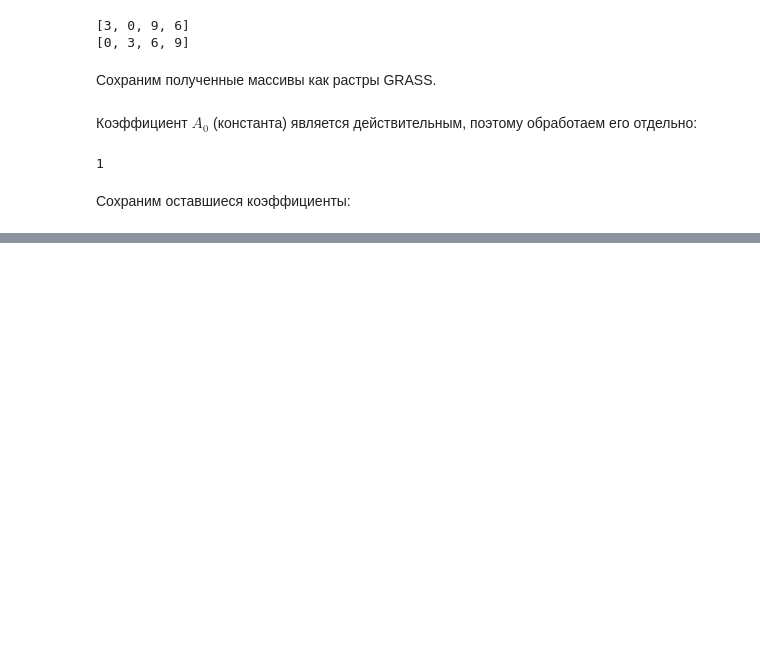
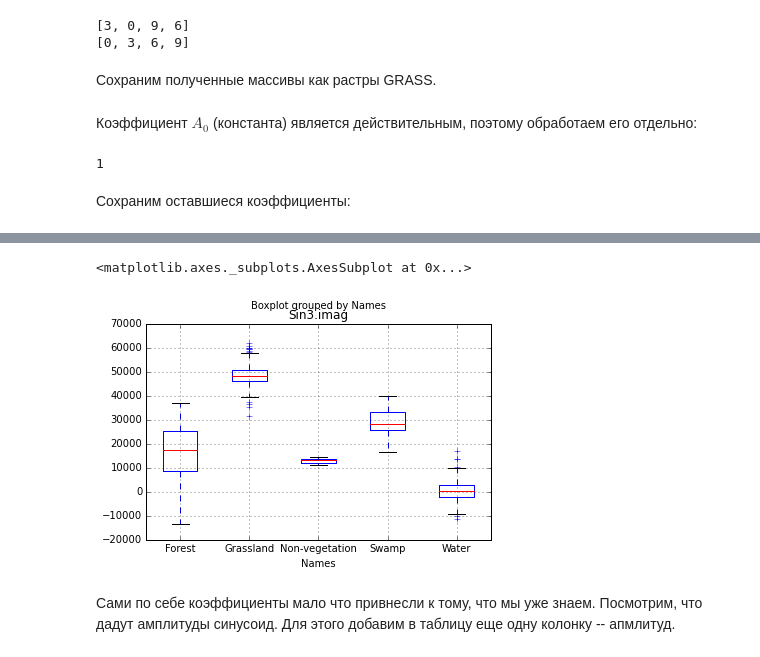
Before and after one commit to KolesovDmitry/remote_sensing, a Jupyter notebook: FFT_NDVI_Segmentation_GRASS.ipynb, the cells around one changed output, grey strips where cells are left out. Saved outputs shown, nothing was run; the diff lists cells and outputs as text; code cells hidden in the pictures; blank space fills up the shorter version.

```diff
--- a/FFT_NDVI_Segmentation_GRASS.ipynb
+++ b/FFT_NDVI_Segmentation_GRASS.ipynb
@@ -372,0 +501,7 @@ for i in range(1, 4):
+# %%
+df1.boxplot(column='Sin3.imag', by='Names')
+# %% [output]
+<matplotlib.axes._subplots.AxesSubplot at 0x...>
+[figure, added]
+# %% [markdown]
+Сами по себе коэффициенты мало что привнесли к тому, что мы уже знаем. Посмотрим, что дадут амплитуды синусоид. Для этого добавим в таблицу еще одну колонку -- апмлитуд.
```
Also changed, not shown: parts of 27 cells of this notebook.
